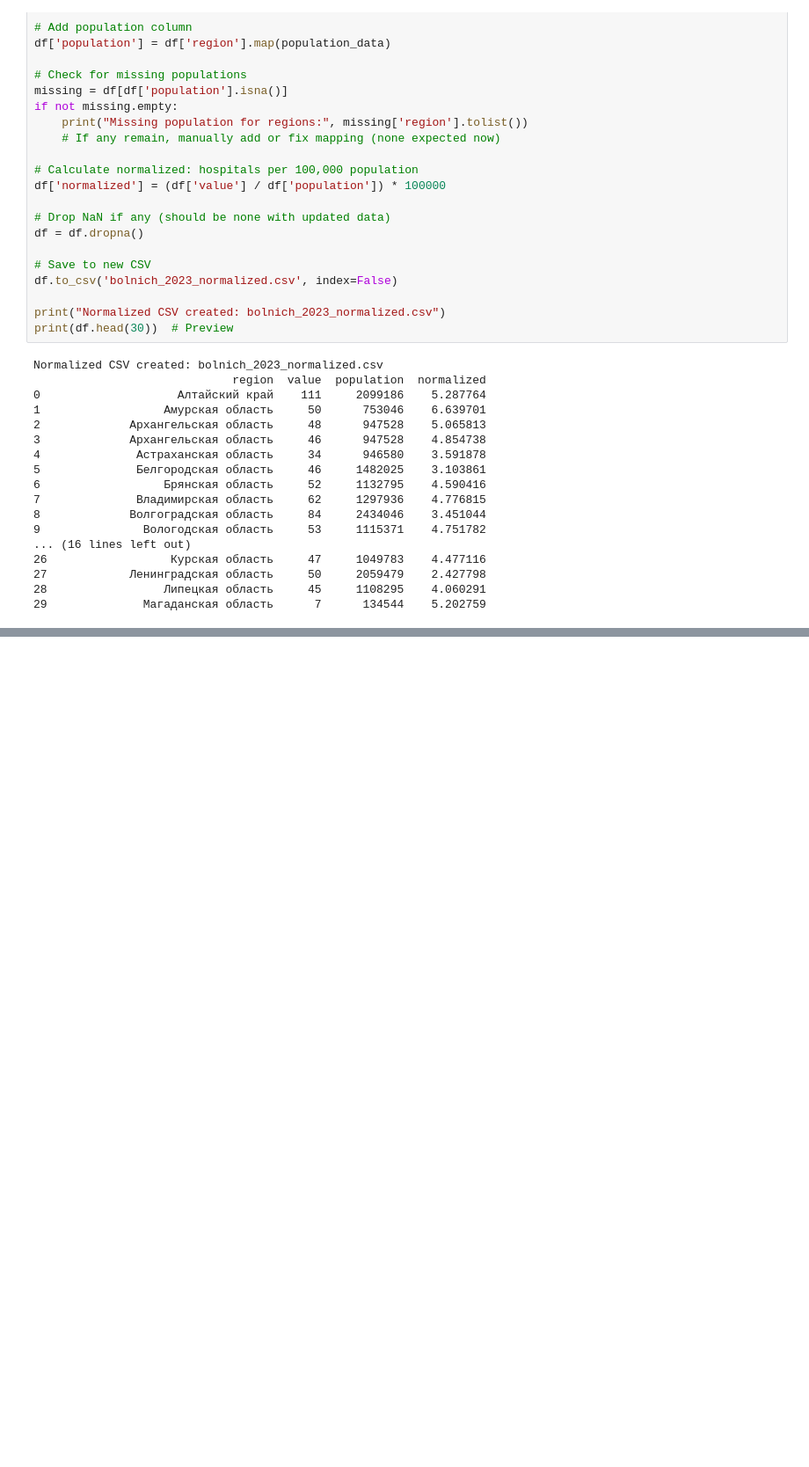
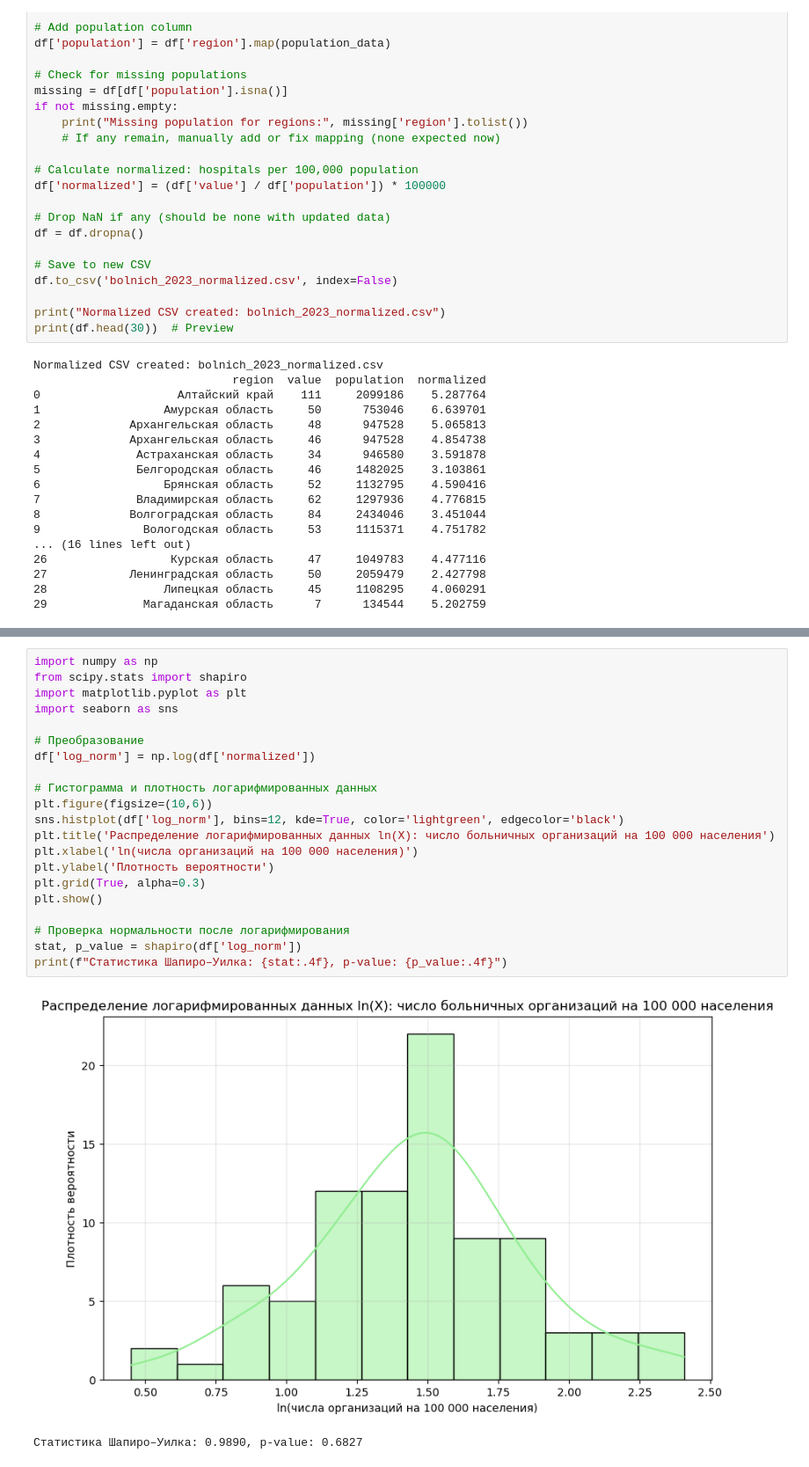
Before and after one commit to MarikSmerch/prac_SOI_1, a Jupyter notebook: Untitled.ipynb, the cells around one changed output, grey strips where cells are left out. Shown at 88% size. Saved outputs shown, nothing was run; the diff lists cells and outputs as text; blank space fills up the shorter version.

```diff
--- a/Untitled.ipynb
+++ b/Untitled.ipynb
@@ -260,0 +282,24 @@ plt.show()
+# %%
+import numpy as np
+from scipy.stats import shapiro
+import matplotlib.pyplot as plt
+import seaborn as sns
+
+# Преобразование
+df['log_norm'] = np.log(df['normalized'])
+
+# Гистограмма и плотность логарифмированных данных
+plt.figure(figsize=(10,6))
+sns.histplot(df['log_norm'], bins=12, kde=True, color='lightgreen', edgecolor='black')
+plt.title('Распределение логарифмированных данных ln(X): число больничных организаций на 100 000 населения')
+plt.xlabel('ln(числа организаций на 100 000 населения)')
+plt.ylabel('Плотность вероятности')
+plt.grid(True, alpha=0.3)
+plt.show()
+
+# Проверка нормальности после логарифмирования
+stat, p_value = shapiro(df['log_norm'])
+print(f"Статистика Шапиро–Уилка: {stat:.4f}, p-value: {p_value:.4f}")
+# %% [output]
+[figure, added]
+Статистика Шапиро–Уилка: 0.9890, p-value: 0.6827
```
Also changed, not shown: parts of 10 cells of this notebook, 10 other files.
